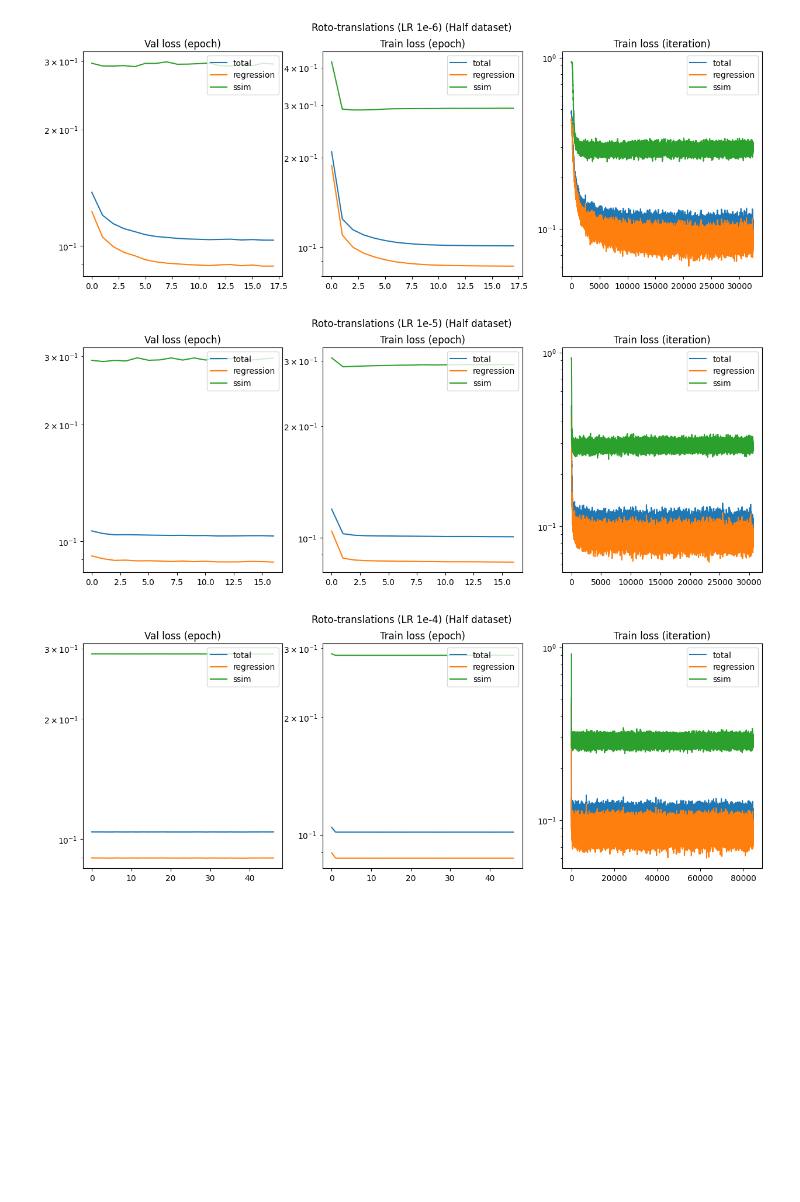
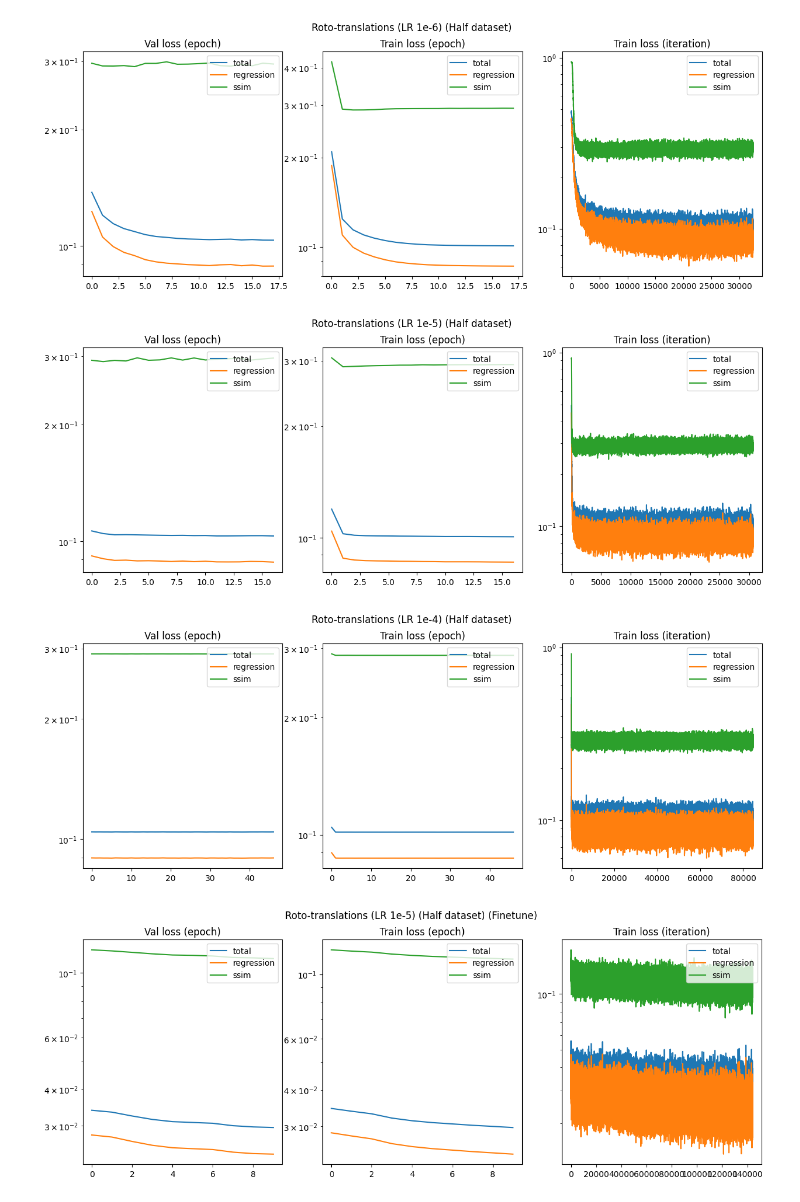
Before and after one commit to elidub/equiv-neural-rendering, a Jupyter notebook: demos/analyze_training.ipynb, the cells around one changed output. Cells and saved outputs as stored; diff of their text form; code cells hidden in the pictures; blank space fills up the shorter version.

Commit message:
loss curve finetun

```diff
--- a/demos/analyze_training.ipynb
+++ b/demos/analyze_training.ipynb
@@ -22,21 +22,23 @@ from enr.misc.viz import plot_run, make_gif
 # %%
 runs = open_runs({
     # '2023-05-10_12-31_roto_lr2e-4' : {'desc' : 'Rotations (LR 2e-4) (Half dataset)'},
     # '2023-05-14_16-54_trans_lr2e-4': {'desc' : 'Translations (LR 2e-4) (Half dataset)'},
     # '2023-05-17_18-25_rototrans_lr2e-4' : {'desc' : 'Roto-translations (LR 2e-4) (Half dataset)'},
     # '2023-05-18_14-23_rototrans_lr1e-7' : {'desc' : 'Roto-translations (LR 1e-7) (Tiny dataset)'},
     # '2023-05-18_13-34_rototrans_lr1e-6' : {'desc' : 'Roto-translations (LR 1e-6) (Tiny dataset)'},
     # '2023-05-18_13-38_rototrans_lr1e-5' : {'desc' : 'Roto-translations (LR 1e-5) (Tiny dataset)'},
     # '2023-05-18_13-38_rototrans_lr1e-4' : {'desc' : 'Roto-translations (LR 1e-4) (Tiny dataset)'},
     '2023-05-18_19-35_rototrans_lr1e-7' : {'desc' : 'Roto-translations (LR 1e-7) (Half dataset)'},
     '2023-05-18_15-24_rototrans_lr1e-6' : {'desc' : 'Roto-translations (LR 1e-6) (Half dataset)'},
     '2023-05-18_15-24_rototrans_lr1e-5' : {'desc' : 'Roto-translations (LR 1e-5) (Half dataset)'},
     '2023-05-18_19-35_rototrans_lr1e-4' : {'desc' : 'Roto-translations (LR 1e-4) (Half dataset)'},
+    '2023-05-19_11-00_roto_finetune_lr1e-5' : {'desc' : 'Roto-translations (LR 1e-5) (Half dataset) (Finetune)'},
 })
 
 [plot_run(losses) for losses in runs.values()];
 # %% [output]
 [figure]
 [figure]
 [figure]
 [figure]
+[figure, added]
```
